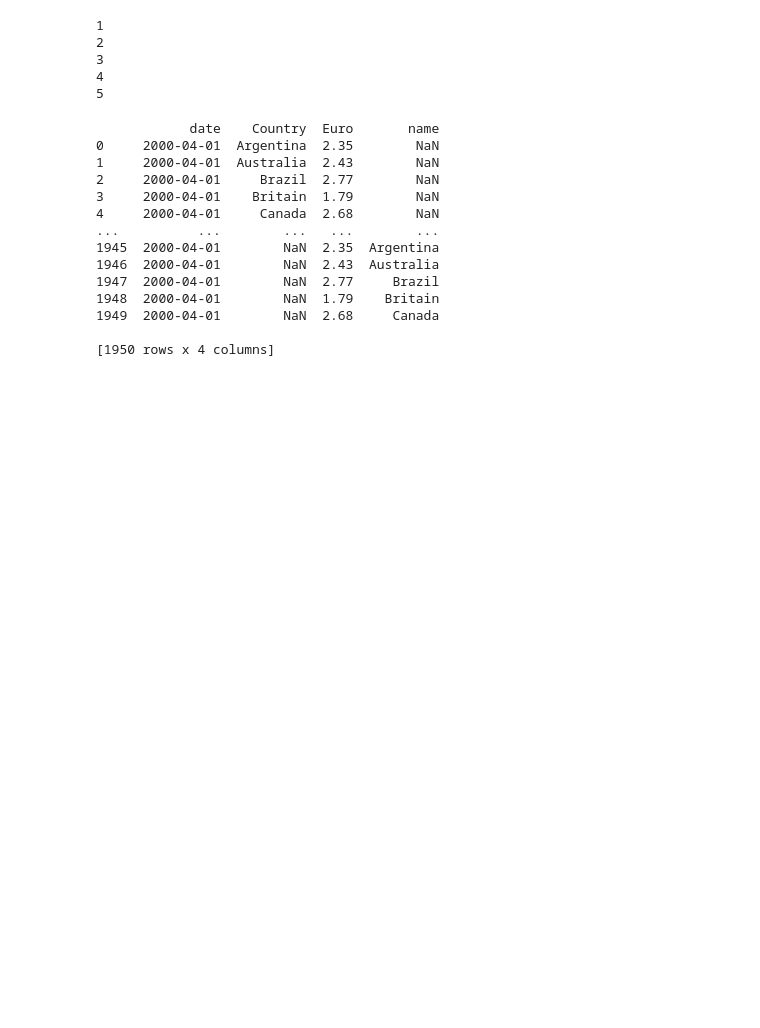
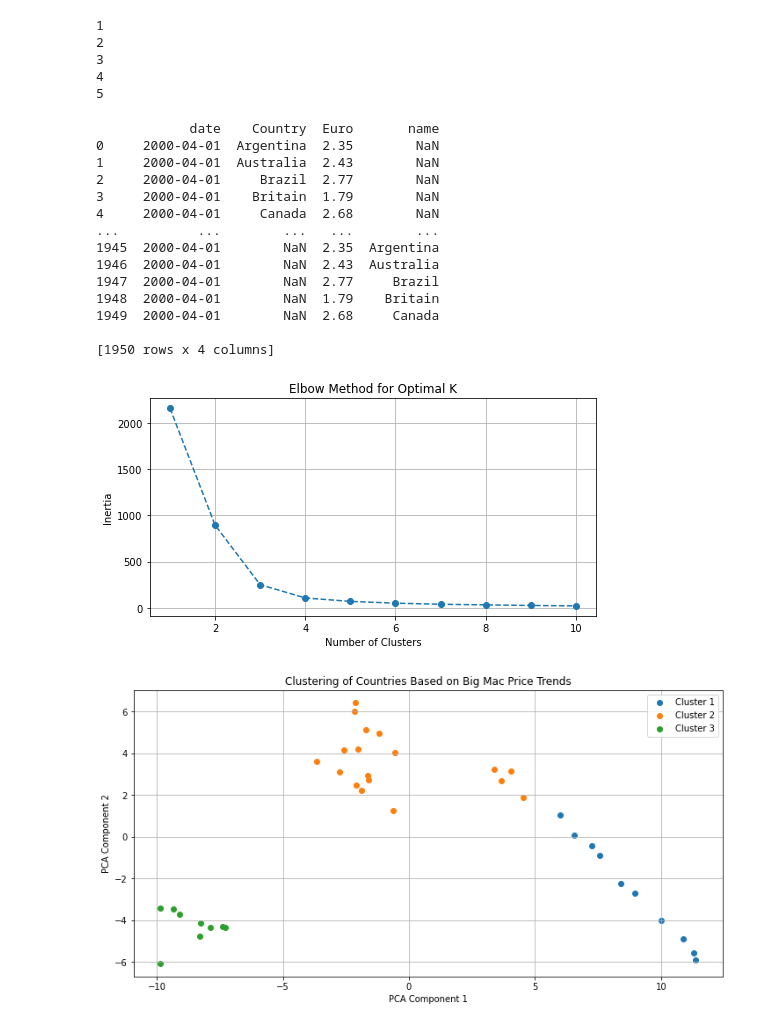
Before and after one commit to Shwearrr/UCDPA_Alexander, a Jupyter notebook: UCDPA_Alexander.ipynb, the cells around one changed output. Drawn from its saved outputs; the diff is of its cells as text; code cells hidden in the pictures; blank space fills up the shorter version.

```diff
--- a/UCDPA_Alexander.ipynb
+++ b/UCDPA_Alexander.ipynb
@@ -336,0 +344,65 @@ print(example_merged_df)
+# %%
+from sklearn.cluster import KMeans
+from sklearn.preprocessing import StandardScaler
+from sklearn.decomposition import PCA
+
+# Pivot the data to have countries as columns and date as rows
+df_pivot = df.pivot(index='date', columns='Country', values='Euro')
+
+# Fill missing values (if any) with zeros or any suitable method
+df_pivot = df_pivot.fillna(0)
+
+# Standardize the data
+scaler = StandardScaler()
+scaled_data = scaler.fit_transform(df_pivot)
+
+# Apply PCA for dimensionality reduction
+pca = PCA(n_components=2)
+reduced_data = pca.fit_transform(scaled_data)
+
+# Determine the optimal number of clusters using the Elbow method
+inertia = []
+for i in range(1, 11):
+    kmeans = KMeans(n_clusters=i, random_state=0).fit(reduced_data)
+    inertia.append(kmeans.inertia_)
+
+# Plot the Elbow curve to find the optimal number of clusters
+plt.figure(figsize=(8, 4))
+plt.plot(range(1, 11), inertia, marker='o', linestyle='--')
+plt.xlabel('Number of Clusters')
+plt.ylabel('Inertia')
+plt.title('Elbow Method for Optimal K')
+plt.grid()
+plt.show()
+
+# Based on the Elbow curve, select the optimal number of clusters
+optimal_k = 3
+
+# Apply K-Means clustering with the optimal number of clusters
+kmeans = KMeans(n_clusters=optimal_k, random_state=0)
+cluster_labels = kmeans.fit_predict(reduced_data)
+
+# Add cluster labels to the original dataframe
+df_pivot['Cluster'] = cluster_labels
+
+# Visualize the clustered data
+plt.figure(figsize=(12, 6))
+for cluster in range(optimal_k):
+    cluster_data = reduced_data[cluster_labels == cluster]
+    plt.scatter(cluster_data[:, 0], cluster_data[:, 1], label=f'Cluster {cluster + 1}')
+
+plt.xlabel('PCA Component 1')
+plt.ylabel('PCA Component 2')
+plt.title('Clustering of Countries Based on Big Mac Price Trends')
+plt.legend()
+plt.grid()
+plt.show()
+
+
+# Hyperparameter tuning and boosting are not relevant for K-Means clustering
+# as K-Means is an unsupervised clustering algorithm that does not have
+# hyperparameters to fine-tune or a boosting mechanism. K-Means relies on
+# distance metrics to cluster data based on similarity.
+# %% [output]
+[figure, added]
+[figure, added]
```
Also changed, not shown: parts of 3 cells of this notebook.
